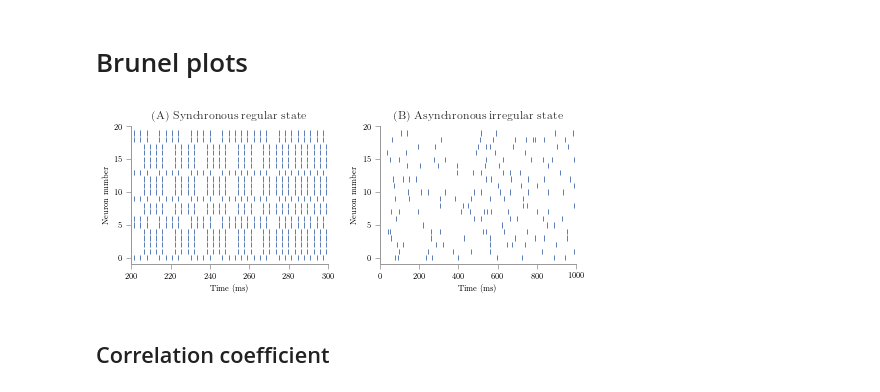
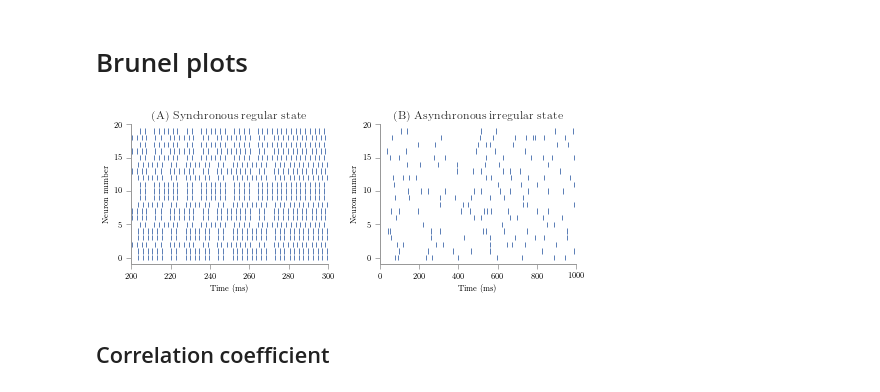
Before and after one commit to simetenn/uncertainpy, a Jupyter notebook: examples/article_plots/figures.ipynb, the cells around one changed output. Saved outputs shown, nothing was run; the diff lists cells and outputs as text; code cells hidden in the pictures.

Commit message:
updated article plot

```diff
--- a/examples/article_plots/figures.ipynb
+++ b/examples/article_plots/figures.ipynb
@@ -609,35 +609,35 @@ fig, axes = plt.subplots(ncols=2, figsize=(figure_width, figure_width*0.4))
 colormap = get_colormap(palette="deep", nr_colors=6)
 
 linelengths = 0.8
 linewidths = 0.9
 
 # Synchronous regular state
-axes[0].eventplot(evaluations_SR[3], linewidths=linewidths, colors=colormap[0], linelengths=linelengths)
+axes[0].eventplot(evaluations_SR[4], linewidths=linewidths, colors=colormap[0], linelengths=linelengths)
 axes[0].tick_params(axis="both", which="both", labelsize=fontsize)
 axes[0].set_title("(A) Synchronous regular state", fontsize=titlesize)
 axes[0].set_ylabel("Neuron number", fontsize=fontsize)
 axes[0].set_xlabel(xlabel, fontsize=fontsize)
 axes[0].tick_params(axis="x", which="both", labelcolor="black", labelsize=fontsize)
 axes[0].tick_params(axis="y", which="both", labelcolor="black", labelsize=fontsize)
 axes[0].set_xlim([200, 300])
 axes[0].set_ylim([-1, 20])
 
 # Asynchronous irregular state
 axes[1].eventplot(evaluations_AI[3], linewidths=linewidths, colors=colormap[0], linelengths=linelengths)
 axes[1].tick_params(axis="both", which="both", labelsize=fontsize)
 axes[1].set_title("(B) Asynchronous irregular state", fontsize=titlesize)
 axes[1].set_ylabel("Neuron number", fontsize=fontsize)
 axes[1].set_xlabel(xlabel, fontsize=fontsize)
 axes[1].tick_params(axis="x", which="both", labelcolor="black", labelsize=fontsize)
 axes[1].tick_params(axis="y", which="both", labelcolor="black", labelsize=fontsize)
 axes[1].set_xlim([time[0], time[-1]])
 axes[1].set_ylim([-1, 20])
 
 plt.tight_layout()
 plt.savefig("figures/brunel_results.eps")
 plt.show()
 # %% [output]
-[figure, old version]
+[figure, new version]
 # %% [markdown]
 ## Correlation coefficient
 # %%
```
Also changed, not shown: parts of 1 cell of this notebook.
